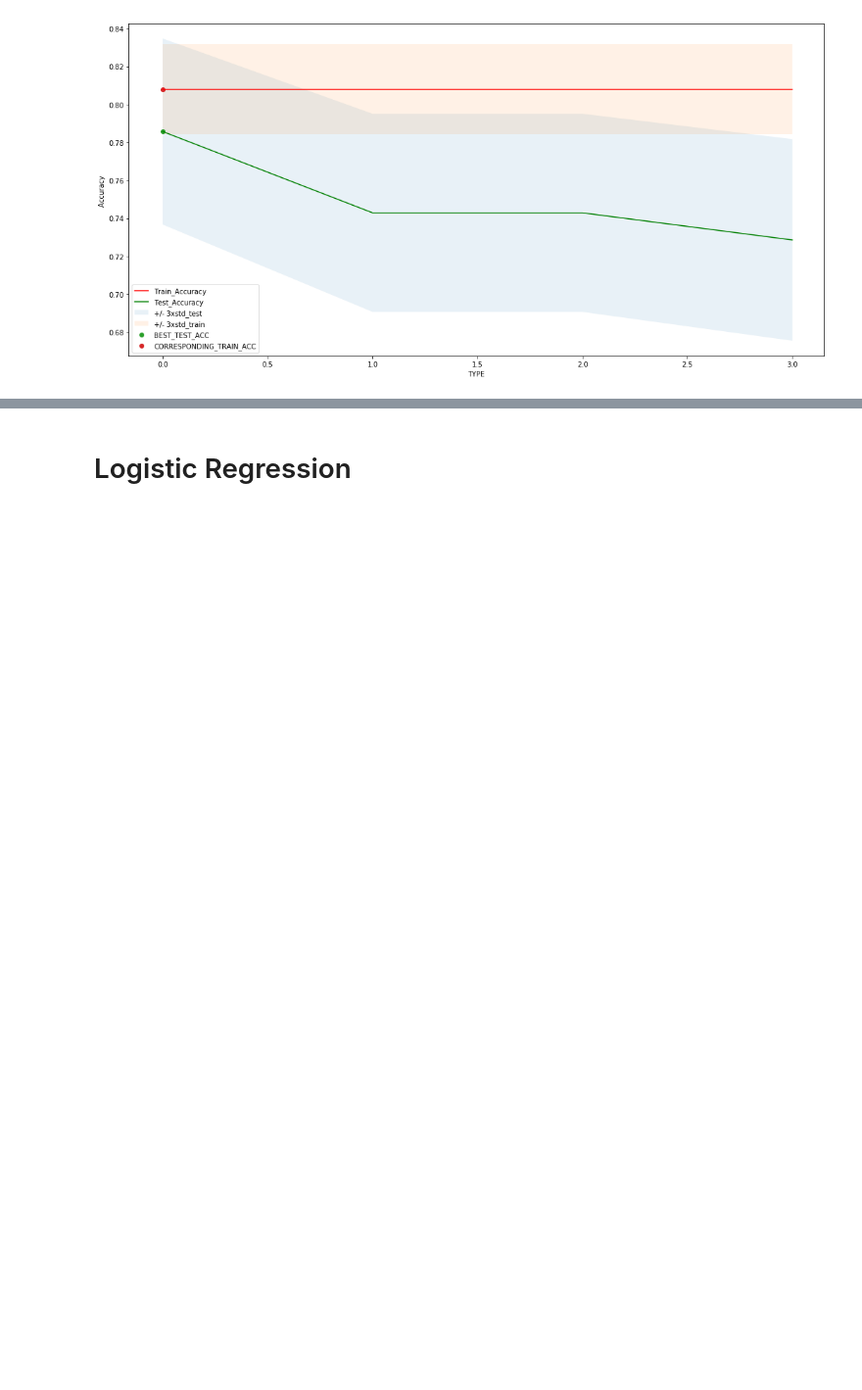
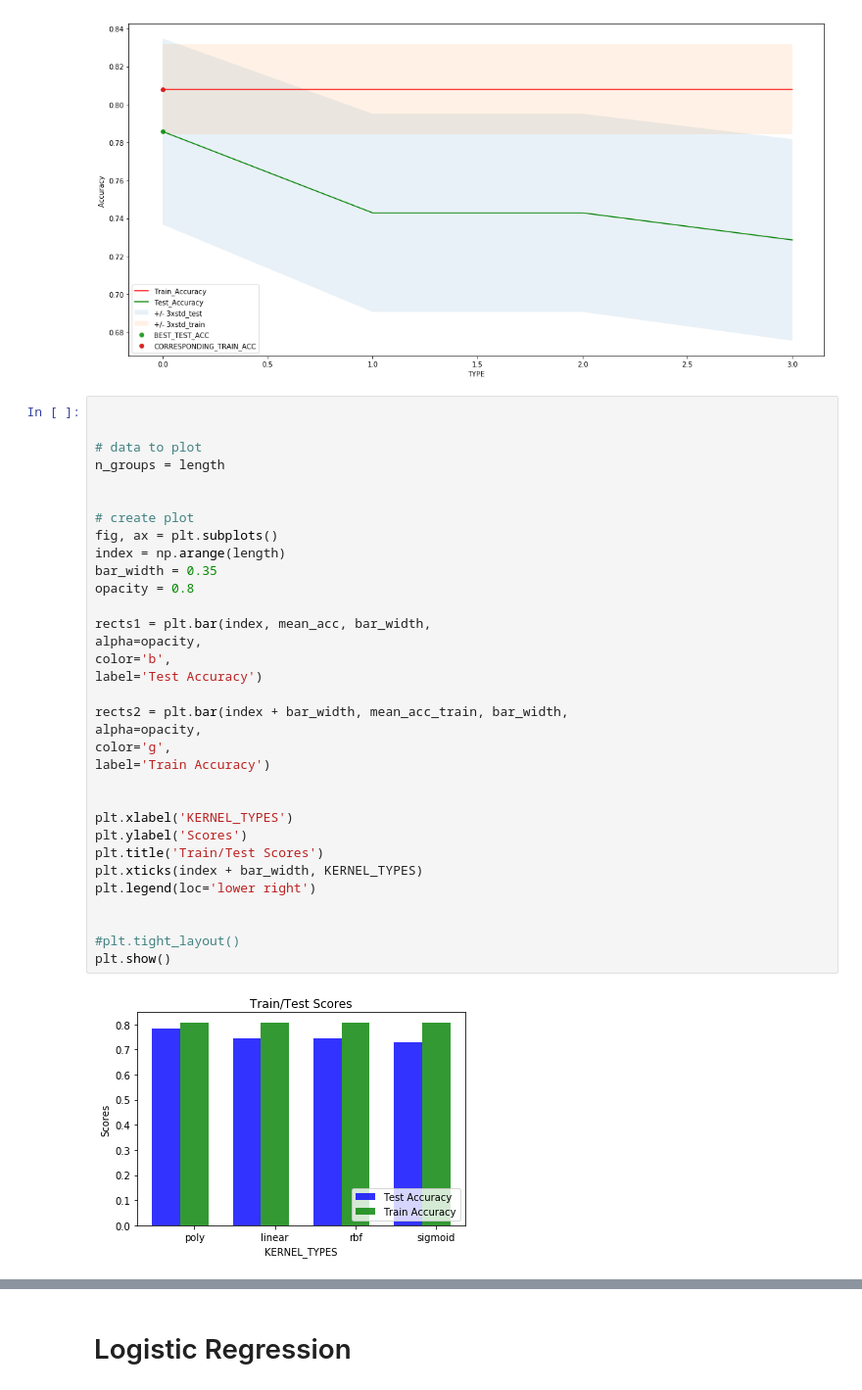
Before and after one commit to khanfarhan10/coursera-ml-capstone-project, a Jupyter notebook: ML_Project.ipynb, the cells around one changed output, grey strips where cells are left out. Shown: that part at 98% size. Saved outputs shown, nothing was run; the diff lists cells and outputs as text; blank space fills up the shorter version.

```diff
--- a/ML_Project.ipynb
+++ b/ML_Project.ipynb
@@ -632,6 +643,41 @@ plt.show()
 The best test accuracy was with 0.7857142857142857 with Type= poly
 The corresponding training accuracy obtained was : 0.8079710144927537
 [figure]
+# %%
+
+
+# data to plot
+n_groups = length
+
+
+# create plot
+fig, ax = plt.subplots()
+index = np.arange(length)
+bar_width = 0.35
+opacity = 0.8
+
+rects1 = plt.bar(index, mean_acc, bar_width,
+alpha=opacity,
+color='b',
+label='Test Accuracy')
+
+rects2 = plt.bar(index + bar_width, mean_acc_train, bar_width,
+alpha=opacity,
+color='g',
+label='Train Accuracy')
+
+
+plt.xlabel('KERNEL_TYPES')
+plt.ylabel('Scores')
+plt.title('Train/Test Scores')
+plt.xticks(index + bar_width, KERNEL_TYPES)
+plt.legend(loc='lower right')
+
+
+#plt.tight_layout()
+plt.show()
+# %% [output]
+[figure, added]
 # %%
 from sklearn.metrics import classification_report, confusion_matrix
 print(confusion_matrix(y_test,y_pred))
```
Also changed, not shown: parts of 4 cells of this notebook.
